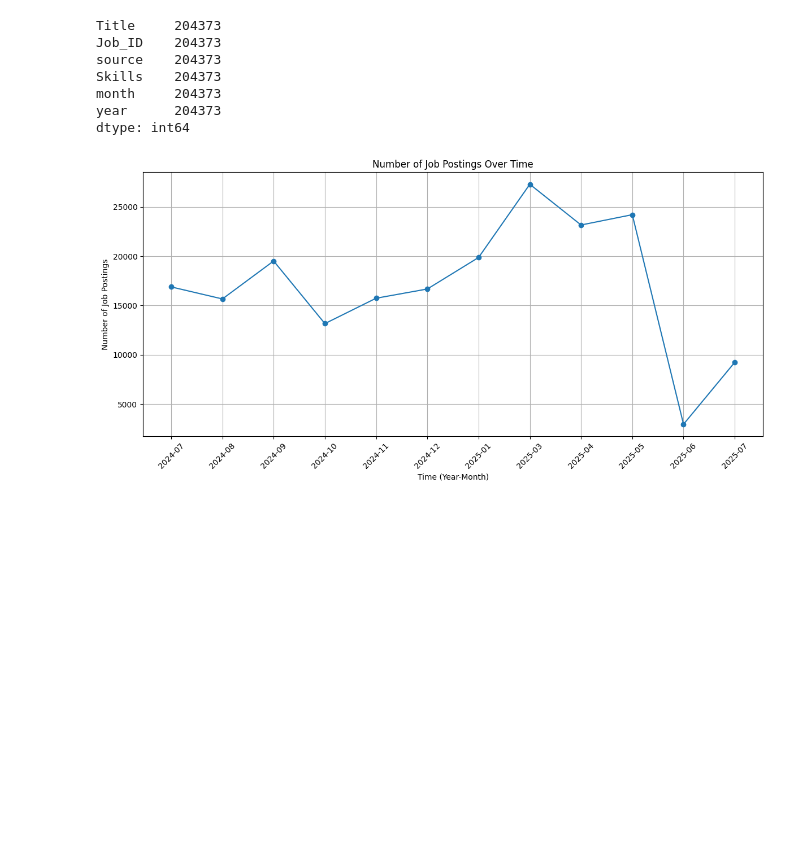
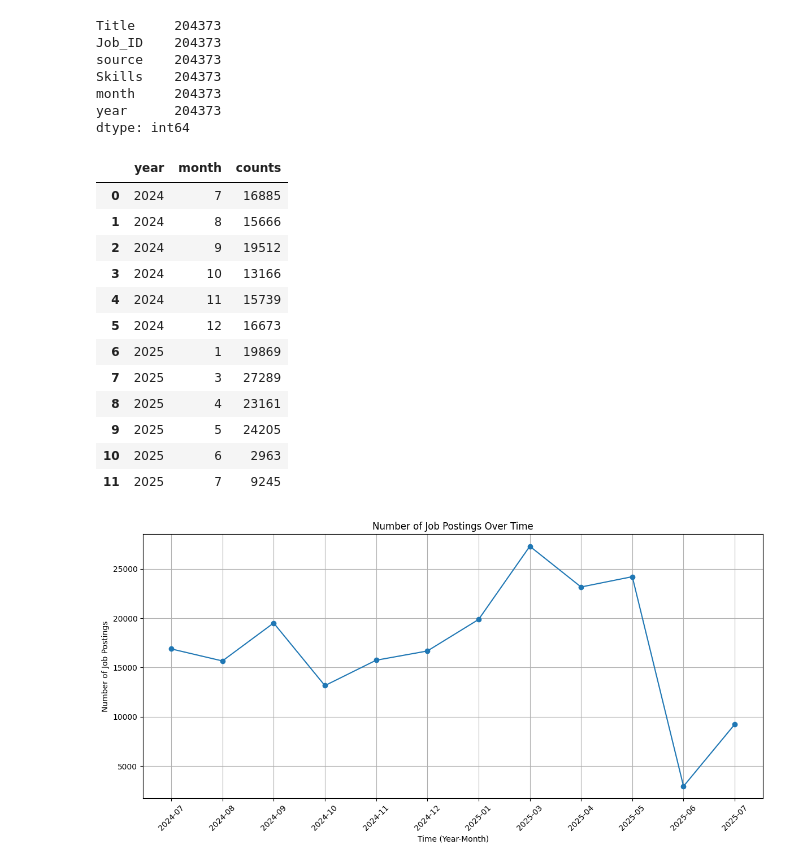
Before and after one commit to JNArrazola/green_skill_RAG_system, a Jupyter notebook: src/0_data_analysis.ipynb, the cells around one changed output. Drawn from its saved outputs; the diff is of its cells as text; code cells hidden in the pictures; blank space fills up the shorter version.

```diff
--- a/src/0_data_analysis.ipynb
+++ b/src/0_data_analysis.ipynb
@@ -30,3 +28,20 @@ df_grouped = df.groupby(['year', 'month'])["Job_ID"].count().reset_index()
+# %%
+df_grouped_month_year = df.groupby(['year', 'month'])["Skills"].count().reset_index(name='counts')
+df_grouped_month_year
+# %% [output]
+|  | year | month | counts |
+| 0 | 2024 | 7 | 16885 |
+| 1 | 2024 | 8 | 15666 |
+| 2 | 2024 | 9 | 19512 |
+| 3 | 2024 | 10 | 13166 |
+| 4 | 2024 | 11 | 15739 |
+| 5 | 2024 | 12 | 16673 |
+| 6 | 2025 | 1 | 19869 |
+| 7 | 2025 | 3 | 27289 |
+| 8 | 2025 | 4 | 23161 |
+| 9 | 2025 | 5 | 24205 |
+| 10 | 2025 | 6 | 2963 |
+| 11 | 2025 | 7 | 9245 |
 # %%
 plt.figure(figsize=(12, 6))
 plt.plot(df_grouped.index, df_grouped["Job_ID"], marker='o')
```
Also changed, not shown: parts of 8 cells of this notebook, 56 other files.
